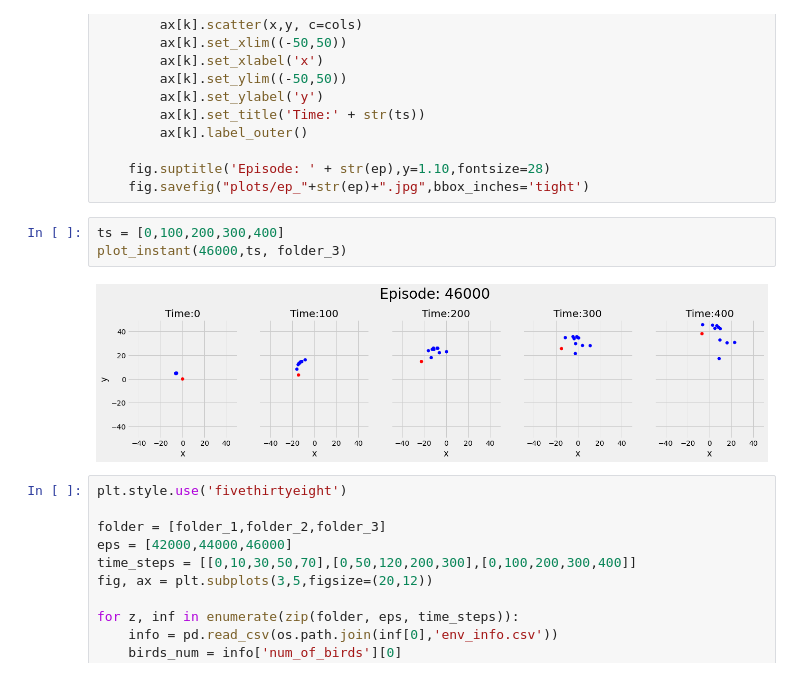
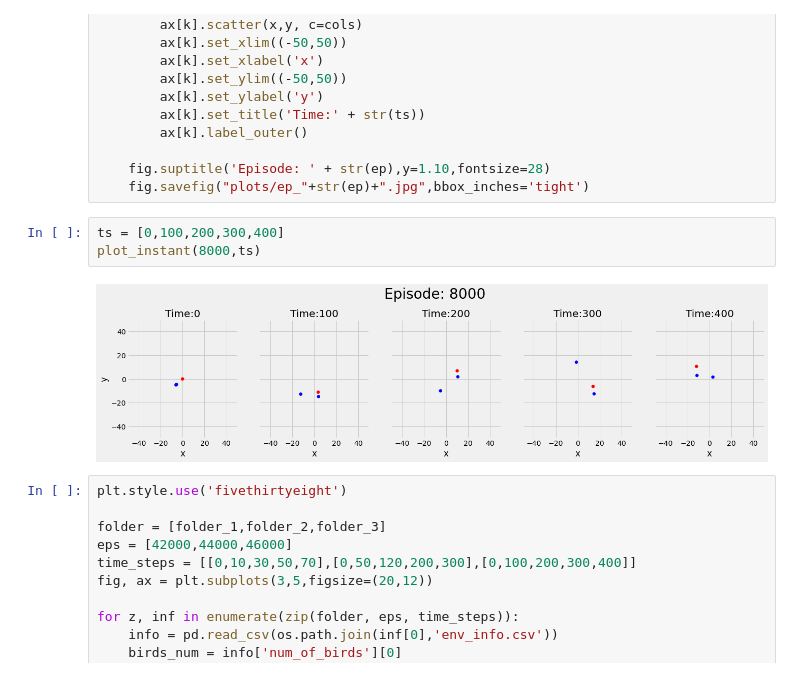
Before and after one commit to fbrand-new/reinforced-birds, a Jupyter notebook: Episode_plotting.ipynb, the cells around one changed output. Saved outputs shown, nothing was run; the diff lists cells and outputs as text.

```diff
--- a/Episode_plotting.ipynb
+++ b/Episode_plotting.ipynb
@@ -111,9 +122,9 @@ def plot_instant(ep,time_step=[0],folder='data'):
     fig.savefig("plots/ep_"+str(ep)+".jpg",bbox_inches='tight')
 # %%
 ts = [0,100,200,300,400]
-plot_instant(46000,ts, folder_3)
+plot_instant(8000,ts)
 # %% [output]
-[figure, old version]
+[figure, new version]
 # %%
 plt.style.use('fivethirtyeight')
 
```
Also changed, not shown: parts of 10 cells of this notebook, 3 other files.
